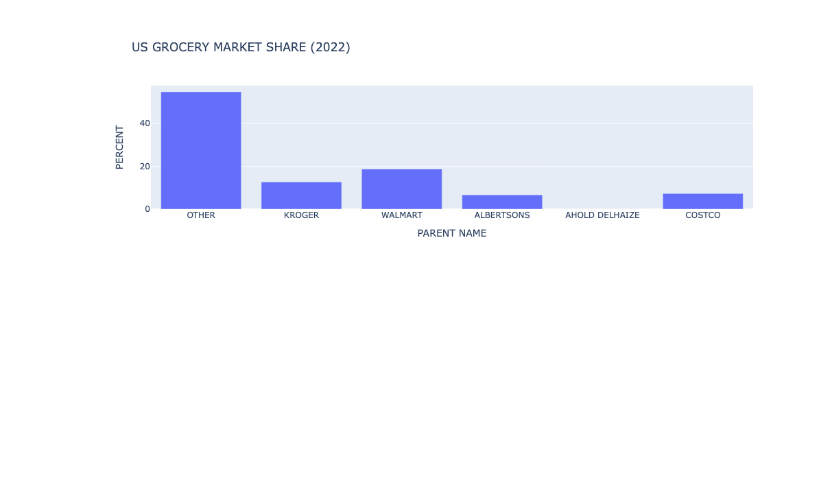
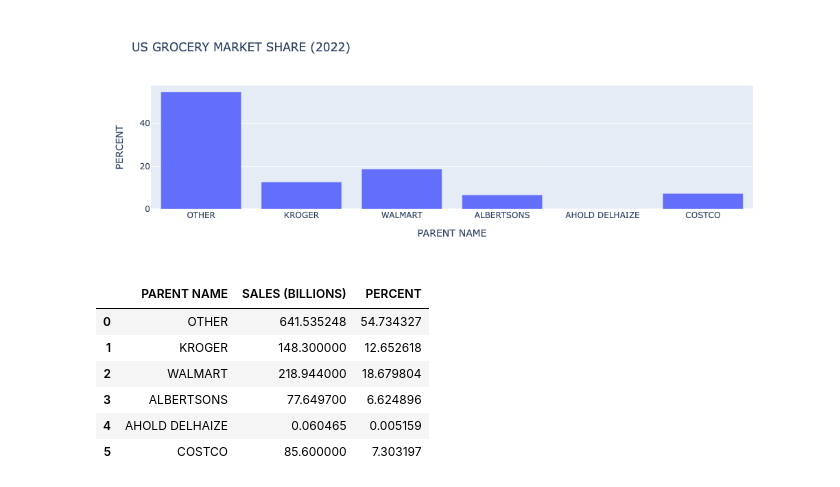
Before and after one commit to uchicago-dsi/rafi-grocery, a Jupyter notebook: notebooks/SEBASTIAN-CLEANED-EDA.ipynb, the cells around one changed output. Saved outputs shown, nothing was run; the diff lists cells and outputs as text; code cells hidden in the pictures; blank space fills up the shorter version.

Commit message:
put in market share table

```diff
--- a/notebooks/SEBASTIAN-CLEANED-EDA.ipynb
+++ b/notebooks/SEBASTIAN-CLEANED-EDA.ipynb
@@ -407,3 +407,13 @@ fig = px.bar(market_share, x='PARENT NAME', y='PERCENT',title="US GROCERY MARKET
 fig.show()
 # %% [output]
 [figure]
+# %%
+market_share
+# %% [output]
+|  | PARENT NAME | SALES (BILLIONS) | PERCENT |
+| 0 | OTHER | 641.535248 | 54.734327 |
+| 1 | KROGER | 148.300000 | 12.652618 |
+| 2 | WALMART | 218.944000 | 18.679804 |
+| 3 | ALBERTSONS | 77.649700 | 6.624896 |
+| 4 | AHOLD DELHAIZE | 0.060465 | 0.005159 |
+| 5 | COSTCO | 85.600000 | 7.303197 |
```
